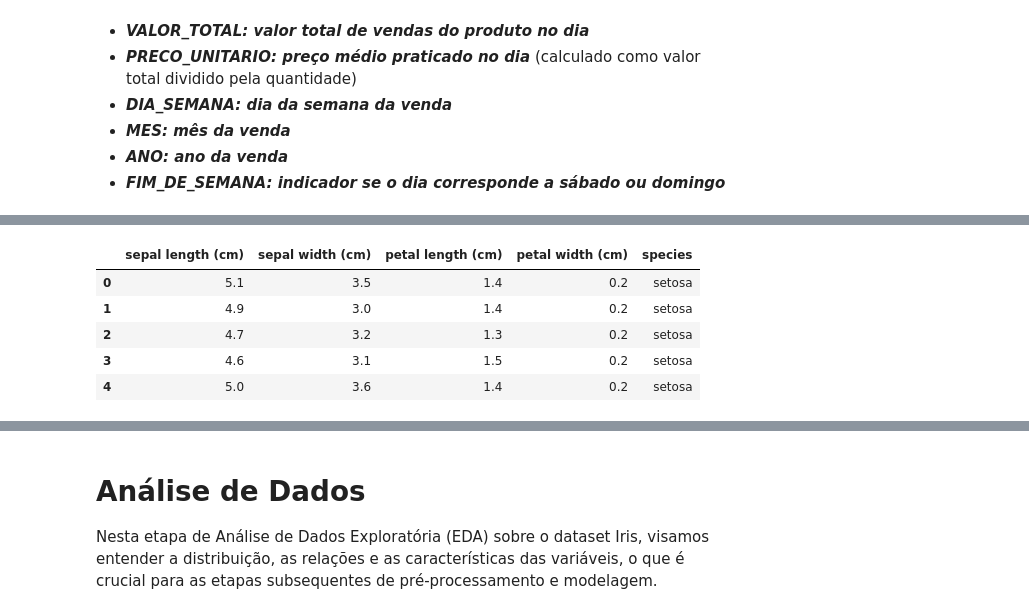
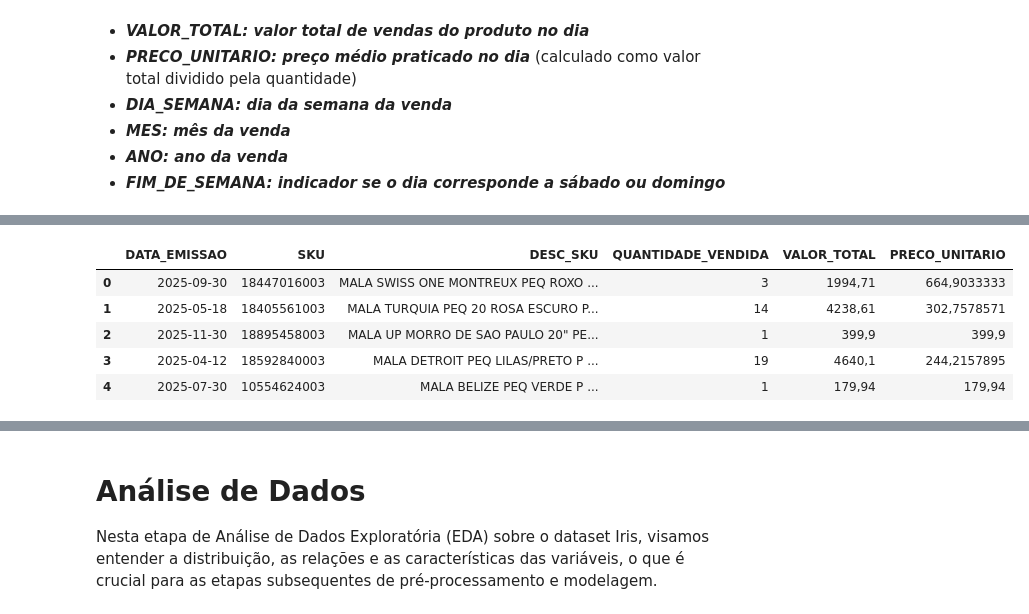
Before and after one commit to DianaSerrano1/MVP-AnalisedeDados, a Jupyter notebook: Análise_de_Dados_e_Boas_Práticas_MVP.ipynb, the cells around one changed output, grey strips where cells are left out. Drawn from its saved outputs; the diff is of its cells as text; code cells hidden in the pictures.

Commit message:
Atualizando a importaçao dos dados

```diff
--- a/Análise_de_Dados_e_Boas_Práticas_MVP.ipynb
+++ b/Análise_de_Dados_e_Boas_Práticas_MVP.ipynb
@@ -92,0 +112,12 @@ df['species'] = iris.target_names[iris.target]
+# %%
+# carregamento do dataset
+
+from google.colab import drive
+drive.mount('/content/drive')
+
+# Ajuste o nome do arquivo se necessário
+df = pd.read_csv('/content/drive/MyDrive/MVP - AnalisedeDados/Analise_MalaBordo.csv', sep=';')
+
+# Visualização inicial
+print("Primeiras linhas do dataset:")
+display(df.head())
@@ -93,10 +160,13 @@ df['species'] = iris.target_names[iris.target]
+# %%
+
+# Converter formato AAAAMMDD para datetime
+df['DATA_EMISSAO'] = pd.to_datetime(df['DATA_EMISSAO'], format='%Y%m%d')
 # %%
-# primeiras linhas
-df.head()
+display(df.head())
 # %% [output]
-|  | sepal length (cm) | sepal width (cm) | petal length (cm) | petal width (cm) | species |
-| 0 | 5.1 | 3.5 | 1.4 | 0.2 | setosa |
-| 1 | 4.9 | 3.0 | 1.4 | 0.2 | setosa |
-| 2 | 4.7 | 3.2 | 1.3 | 0.2 | setosa |
-| 3 | 4.6 | 3.1 | 1.5 | 0.2 | setosa |
-| 4 | 5.0 | 3.6 | 1.4 | 0.2 | setosa |
+|  | DATA_EMISSAO | SKU | DESC_SKU | QUANTIDADE_VENDIDA | VALOR_TOTAL | PRECO_UNITARIO |
+| 0 | 2025-09-30 | 18447016003 | MALA SWISS ONE MONTREUX PEQ ROXO ... | 3 | 1994,71 | 664,9033333 |
+| 1 | 2025-05-18 | 18405561003 | MALA TURQUIA PEQ 20 ROSA ESCURO P... | 14 | 4238,61 | 302,7578571 |
+| 2 | 2025-11-30 | 18895458003 | MALA UP MORRO DE SAO PAULO 20" PE... | 1 | 399,9 | 399,9 |
+| 3 | 2025-04-12 | 18592840003 | MALA DETROIT PEQ LILAS/PRETO P ... | 19 | 4640,1 | 244,2157895 |
+| 4 | 2025-07-30 | 10554624003 | MALA BELIZE PEQ VERDE P ... | 1 | 179,94 | 179,94 |
```
Also changed, not shown: parts of 12 cells of this notebook.
